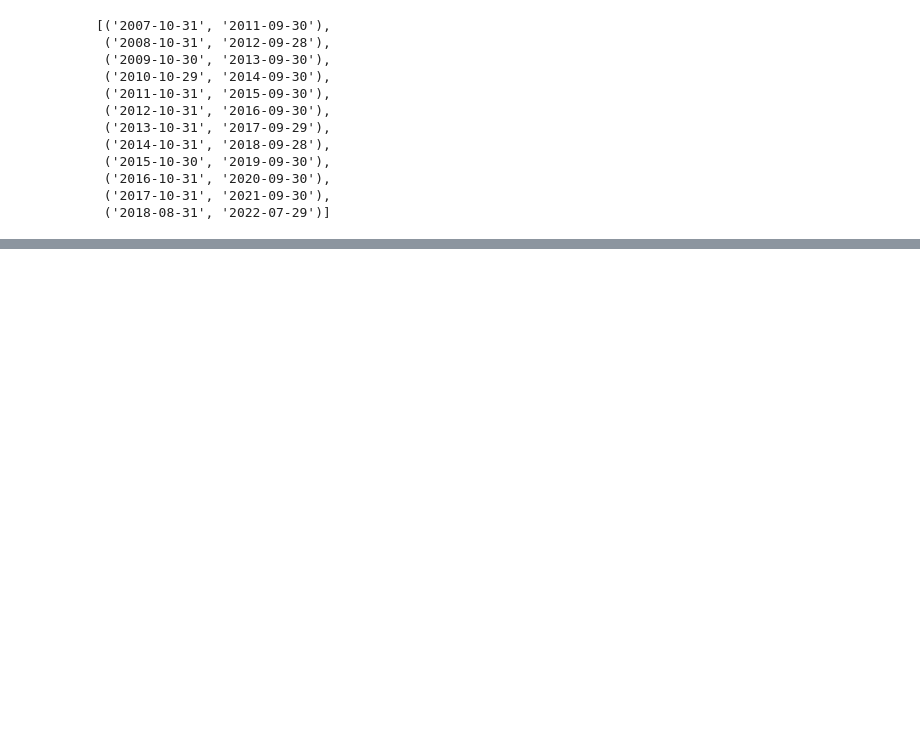
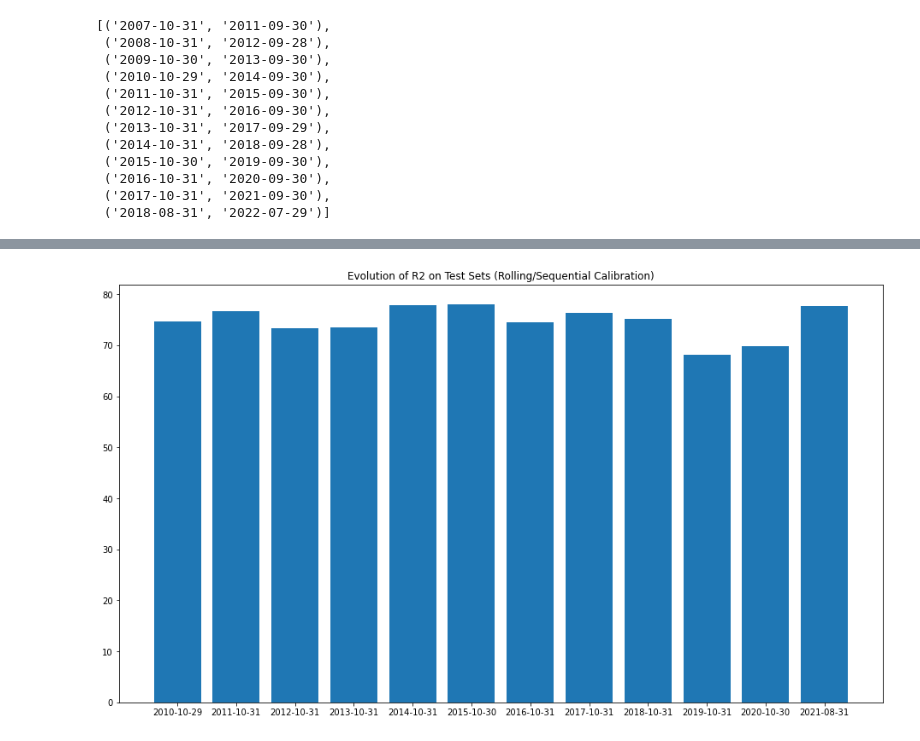
Before and after one commit to falken1983/pystock_recommender, a Jupyter notebook: jupyter_notebooks/supervisedml_implementation_training.ipynb, the cells around one changed output, grey strips where cells are left out. Cells and saved outputs as stored; diff of their text form; code cells hidden in the pictures; blank space fills up the shorter version.

Commit message:
A: `TimeSeriesSplit_demo`. M: `supervisedml_implementation...`

```diff
--- a/jupyter_notebooks/supervisedml_implementation_training.ipynb
+++ b/jupyter_notebooks/supervisedml_implementation_training.ipynb
@@ -1453,0 +1476,3 @@ len(trained_stock_picking_first_period.intersection(ideal_stock_picking_first_pe
+# %%
+instances_by_date = returns_returns_datasetset["symbols"].nunique()
+instances_by_date
@@ -1509,5 +1529,6 @@ dates
 # %%
-list_data = list()
-list_data = [data[i:i+chunksize] for i in range(0, data.shape[0], 12*instances_by_date) if (i+chunksize<data.shape[0])]
-list_data.append(data[data.shape[0]-chunksize:])
+# Partitioning Total returns_datasetset in Chunks for Rolling Training and Testing (the last two test periods have two months overlapped)
+list_returns_dataset = list()
+list_returns_dataset = [returns_dataset[i:i+chunksize] for i in range(0, returns_dataset.shape[0], 12*instances_by_date) if (i+chunksize<returns_dataset.shape[0])]
+list_returns_dataset.append(returns_dataset[returns_dataset.shape[0]-chunksize:])
 # %%
@@ -1643,0 +1578,19 @@ Xscaled_history_metrics_lr
+# %%
+# Presets and Simple splitting
+# Naive/Blind Features Selection (At First Sight of Linear Correlation)
+naive_fs=[
+    "RRET3M",
+    "RRET6M",
+    "RRET12M",
+    "SRET3M",
+    "SRET6M",
+    "SRET12M",
+    "ISR3M",
+    "ISR6M",
+    "ISR12M"
+]
+
+target_name = "ISR12M_nexmonth"
+
+# Basic Splitting (No Parameter Tunning Here for LR(), thus No Validation Set)
+split = 36*instances_by_date
@@ -1643,0 +1681,3 @@ Xscaled_history_metrics_lr
+# %%
+test_periods = [elements[0] for elements in history_metrics_lr["test_set"]]
+R2 = history_metrics_lr["R2_prcnt"].to_numpy()
@@ -1643,0 +1699,12 @@ Xscaled_history_metrics_lr
+# %%
+import matplotlib.pyplot as plt
+fig, ax = plt.subplots(1,1, figsize=(16,9))
+
+ax.bar(
+    test_periods,
+    R2
+)
+ax.set_title("Evolution of R2 on Test Sets (Rolling/Sequential Calibration)")
+plt.show()
+# %% [output]
+[figure, added]
```
Also changed, not shown: parts of 146 cells of this notebook, 1 other file.
